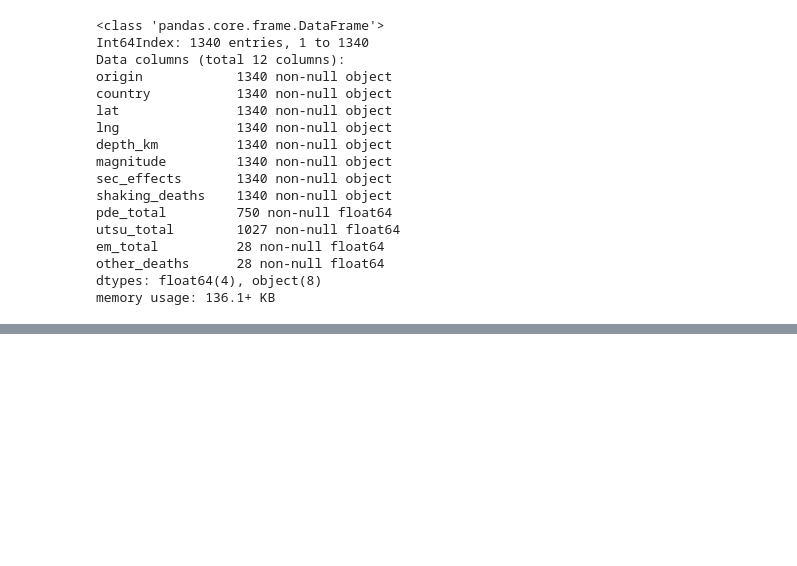
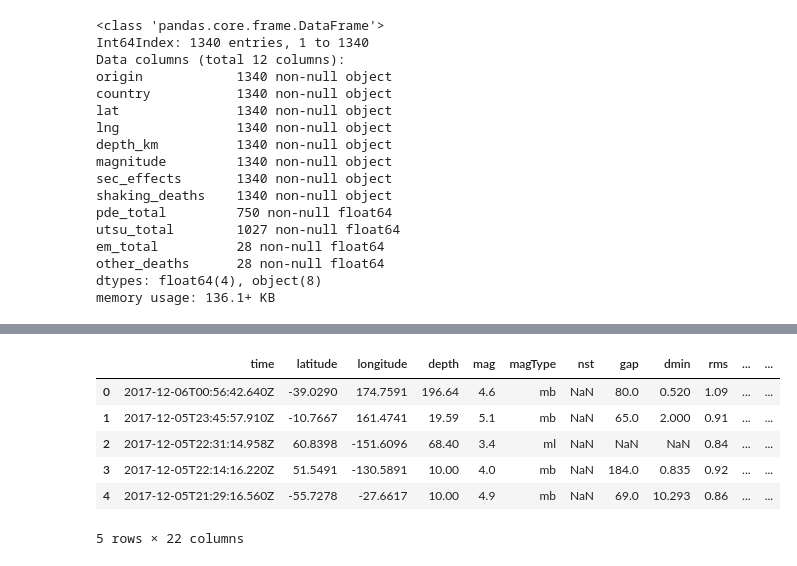
Before and after one commit to shrutijalewar/data-question-3-xtreme-united, a Jupyter notebook: dq-3.ipynb, the cells around one changed output, grey strips where cells are left out. Cells and saved outputs as stored; diff of their text form; code cells hidden in the pictures; blank space fills up the shorter version.

```diff
--- a/dq-3.ipynb
+++ b/dq-3.ipynb
@@ -209,0 +358,11 @@ eq_df.tail(11)
+# %%
+eq_df4 = pd.read_csv('2.5_month.csv')
+eq_df4.head()
+# %% [output]
+|  | time | latitude | longitude | depth | mag | magType | nst | gap | dmin | rms | ... | ... |
+| 0 | 2017-12-06T00:56:42.640Z | -39.0290 | 174.7591 | 196.64 | 4.6 | mb | NaN | 80.0 | 0.520 | 1.09 | ... | ... |
+| 1 | 2017-12-05T23:45:57.910Z | -10.7667 | 161.4741 | 19.59 | 5.1 | mb | NaN | 65.0 | 2.000 | 0.91 | ... | ... |
+| 2 | 2017-12-05T22:31:14.958Z | 60.8398 | -151.6096 | 68.40 | 3.4 | ml | NaN | NaN | NaN | 0.84 | ... | ... |
+| 3 | 2017-12-05T22:14:16.220Z | 51.5491 | -130.5891 | 10.00 | 4.0 | mb | NaN | 184.0 | 0.835 | 0.92 | ... | ... |
+| 4 | 2017-12-05T21:29:16.560Z | -55.7278 | -27.6617 | 10.00 | 4.9 | mb | NaN | 69.0 | 10.293 | 0.86 | ... | ... |
+5 rows × 22 columns
```
Also changed, not shown: parts of 27 cells of this notebook.
